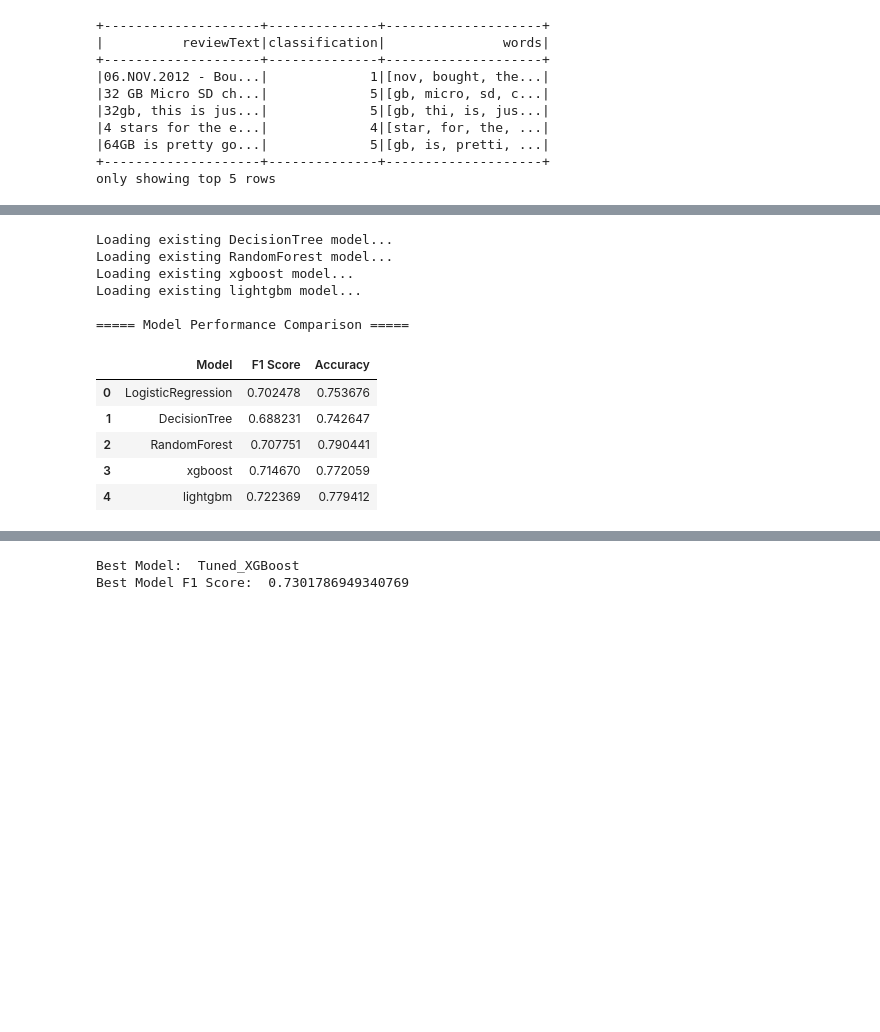
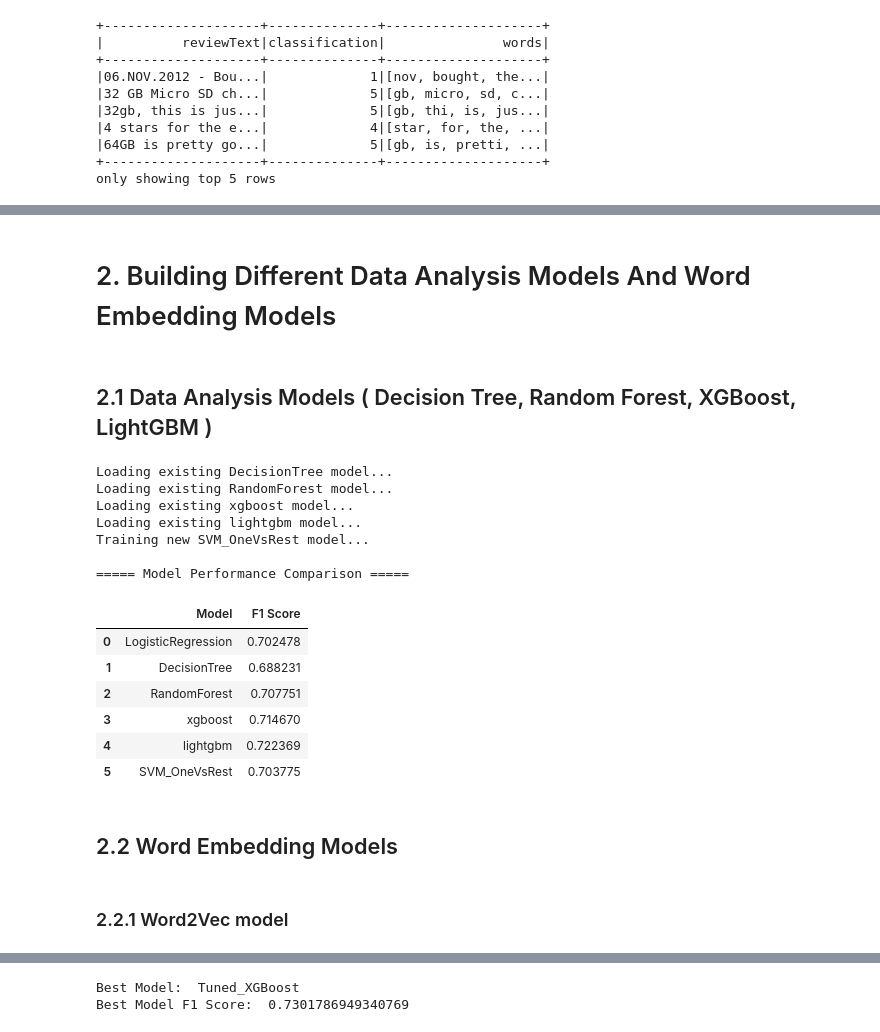
Before and after one commit to zhentaoliu409/Text-categorisation-decision-support-system-with-Pyspark, a Jupyter notebook: Text_categorisation_decision_support_system.ipynb, the cells around one changed output, grey strips where cells are left out. Saved outputs shown, nothing was run; the diff lists cells and outputs as text; code cells hidden in the pictures; blank space fills up the shorter version.

```diff
--- a/Text_categorisation_decision_support_system.ipynb
+++ b/Text_categorisation_decision_support_system.ipynb
@@ -169,22 +202,3 @@ idf = IDF(
     outputCol="tfidf",
     minDocFreq=2
 )
-
-results = []
-
-def evaluate_model(predictions, model_name):
-
-   evaluator = MulticlassClassificationEvaluator(
-        labelCol="classification",
-        predictionCol="prediction",
-        metricName="f1"
-   )
-   evaluator_accuracy = MulticlassClassificationEvaluator(
-        labelCol="classification",
-        predictionCol="prediction",
-        metricName="accuracy"
-   )
-   f1_score = evaluator.evaluate(predictions)
-   accuracy = evaluator_accuracy.evaluate(predictions)
-   #return {"Model": model_name, "F1 Score": f1_score}
-   return {"Model": model_name, "F1 Score": f1_score, "Accuracy": accuracy}
@@ -248,4 +264,15 @@ IDF Weights Sample: [0.6695185621665002, 0.5480792153070063, 0.7615374608867523,
+# %% [markdown]
+# 2. Building Different Data Analysis Models And Word Embedding Models
+# %% [markdown]
+## 2.1 Data Analysis Models ( Decision Tree, Random Forest, XGBoost, LightGBM )
 # %%
+svm = LinearSVC(
+    featuresCol="tfidf",
+    labelCol="classification",
+    predictionCol="prediction",
+    maxIter=1000,
+    regParam=0.01
+)
 models = {
     "DecisionTree": DecisionTreeClassifier(
             featuresCol="tfidf",
@@ -277,43 +304,55 @@ models = {
            objective="multiclass",
            boostingType="gbdt",
            seed=1
+        ),
+    "SVM_OneVsRest":    OneVsRest(
+           classifier=svm,
+           featuresCol="tfidf",
+           labelCol="classification",
+           predictionCol="prediction"
         )
-    # Gradient boosted trees are not used (due to their requirement of labels from 0 to 1)
+    # Gradient boosted trees and SVM are not used (due to their requirement of labels from 0 to 1)
 
 }
 
 # Train and evaluate models
 for model_name, classifier in models.items():
 
     model_path = os.path.join(MODEL_SAVE_PATH, model_name)
 
     if os.path.exists(model_path):
       print(f"Loading existing {model_name} model...")
       model = load_model(model_name)
     else:
       print(f"Training new {model_name} model...")
       pipeline = Pipeline(stages=[stopword_remover, count_vectorizer, idf, classifier])
-      model = pipeline.fit(train_df if model_name!="xgboost" else train_xgb)
+      model = pipeline.fit(train_df if model_name not in ("xgboost", "SVM_OneVsRest") else train_xgb)
       save_model(model, model_name)
 
-    predictions = model.transform(test_df if model_name!="xgboost" else test_xgb)
+    predictions = model.transform(test_df if model_name not in ("xgboost", "SVM_OneVsRest") else test_xgb)
     results.append(evaluate_model(predictions, model_name))
 results_df = pd.DataFrame(results)
 print("\n===== Model Performance Comparison =====")
 results_df
 # %% [output]
 Loading existing DecisionTree model...
 Loading existing RandomForest model...
 Loading existing xgboost model...
 Loading existing lightgbm model...
+Training new SVM_OneVsRest model...
 
 ===== Model Performance Comparison =====
-|  | Model | F1 Score | Accuracy |
-| 0 | LogisticRegression | 0.702478 | 0.753676 |
-| 1 | DecisionTree | 0.688231 | 0.742647 |
-| 2 | RandomForest | 0.707751 | 0.790441 |
-| 3 | xgboost | 0.714670 | 0.772059 |
-| 4 | lightgbm | 0.722369 | 0.779412 |
+|  | Model | F1 Score |
+| 0 | LogisticRegression | 0.702478 |
+| 1 | DecisionTree | 0.688231 |
+| 2 | RandomForest | 0.707751 |
+| 3 | xgboost | 0.714670 |
+| 4 | lightgbm | 0.722369 |
+| 5 | SVM_OneVsRest | 0.703775 |
+# %% [markdown]
+## 2.2 Word Embedding Models
+# %% [markdown]
+### 2.2.1 Word2Vec model
 # %%
 # re-Define the logistic regression model for word embedding model
 
```
Also changed, not shown: parts of 50 cells of this notebook.
